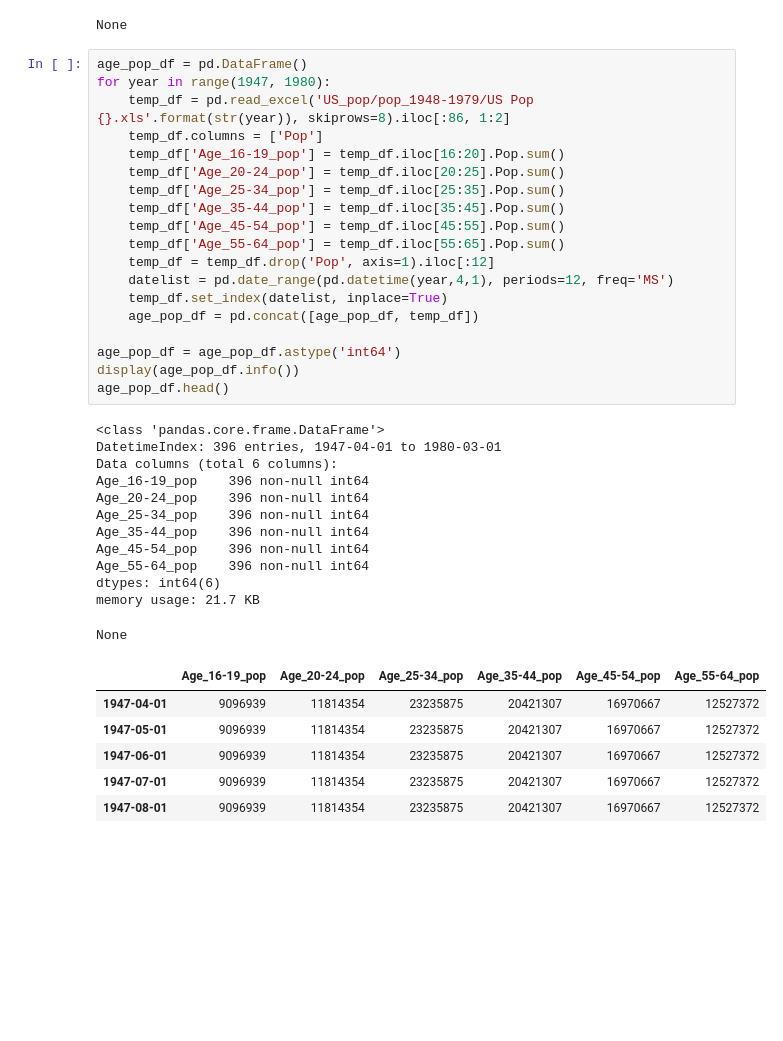
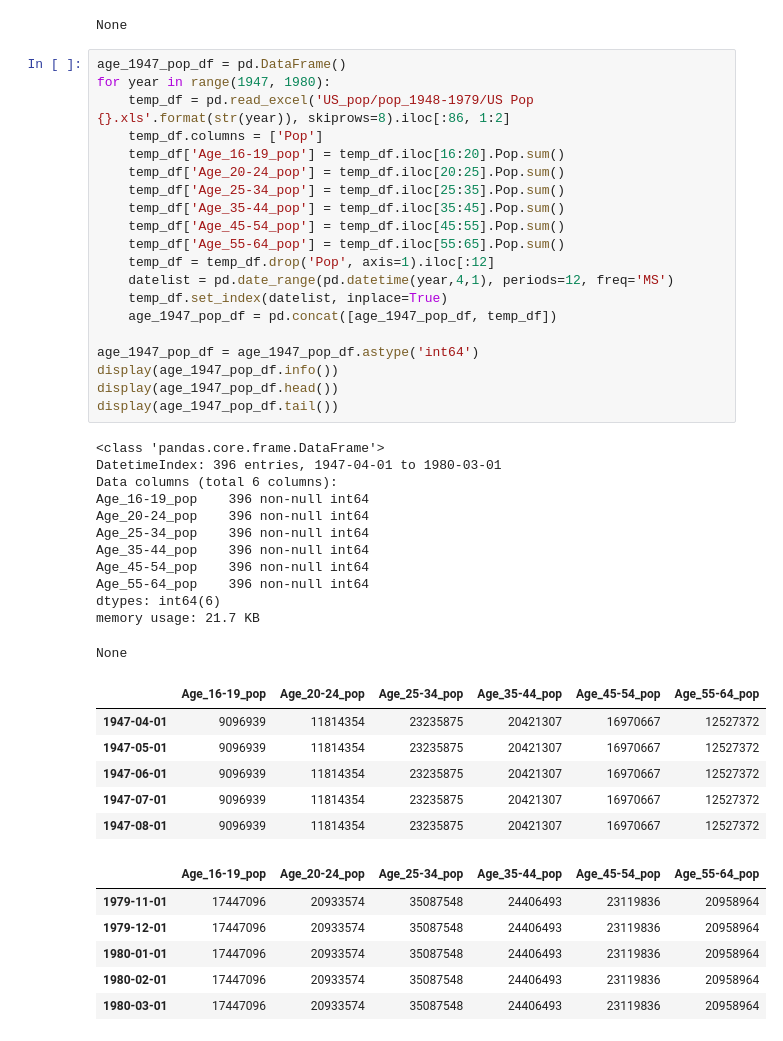
Before and after one commit to zapatos24/Employment_Prediction_LSTM_NN, a Jupyter notebook: mod_7_project.ipynb, the cells around one changed output. Drawn from its saved outputs; the diff is of its cells as text; blank space fills up the shorter version.

```diff
--- a/mod_7_project.ipynb
+++ b/mod_7_project.ipynb
@@ -116,40 +118,47 @@ dtypes: int64(5)
 memory usage: 40.3 KB
 None
 # %%
-age_pop_df = pd.DataFrame()
+age_1947_pop_df = pd.DataFrame()
 for year in range(1947, 1980):
     temp_df = pd.read_excel('US_pop/pop_1948-1979/US Pop {}.xls'.format(str(year)), skiprows=8).iloc[:86, 1:2]
     temp_df.columns = ['Pop']
     temp_df['Age_16-19_pop'] = temp_df.iloc[16:20].Pop.sum()
     temp_df['Age_20-24_pop'] = temp_df.iloc[20:25].Pop.sum()
     temp_df['Age_25-34_pop'] = temp_df.iloc[25:35].Pop.sum()
     temp_df['Age_35-44_pop'] = temp_df.iloc[35:45].Pop.sum()
     temp_df['Age_45-54_pop'] = temp_df.iloc[45:55].Pop.sum()
     temp_df['Age_55-64_pop'] = temp_df.iloc[55:65].Pop.sum()
     temp_df = temp_df.drop('Pop', axis=1).iloc[:12]
     datelist = pd.date_range(pd.datetime(year,4,1), periods=12, freq='MS')
     temp_df.set_index(datelist, inplace=True)
-    age_pop_df = pd.concat([age_pop_df, temp_df])
+    age_1947_pop_df = pd.concat([age_1947_pop_df, temp_df])
 
-age_pop_df = age_pop_df.astype('int64')
-display(age_pop_df.info())
-age_pop_df.head()
+age_1947_pop_df = age_1947_pop_df.astype('int64')
+display(age_1947_pop_df.info())
+display(age_1947_pop_df.head())
+display(age_1947_pop_df.tail())
 # %% [output]
 <class 'pandas.core.frame.DataFrame'>
 DatetimeIndex: 396 entries, 1947-04-01 to 1980-03-01
 Data columns (total 6 columns):
 Age_16-19_pop    396 non-null int64
 Age_20-24_pop    396 non-null int64
 Age_25-34_pop    396 non-null int64
 Age_35-44_pop    396 non-null int64
 Age_45-54_pop    396 non-null int64
 Age_55-64_pop    396 non-null int64
 dtypes: int64(6)
 memory usage: 21.7 KB
 None
 |  | Age_16-19_pop | Age_20-24_pop | Age_25-34_pop | Age_35-44_pop | Age_45-54_pop | Age_55-64_pop |
 | 1947-04-01 | 9096939 | 11814354 | 23235875 | 20421307 | 16970667 | 12527372 |
 | 1947-05-01 | 9096939 | 11814354 | 23235875 | 20421307 | 16970667 | 12527372 |
 | 1947-06-01 | 9096939 | 11814354 | 23235875 | 20421307 | 16970667 | 12527372 |
 | 1947-07-01 | 9096939 | 11814354 | 23235875 | 20421307 | 16970667 | 12527372 |
 | 1947-08-01 | 9096939 | 11814354 | 23235875 | 20421307 | 16970667 | 12527372 |
+|  | Age_16-19_pop | Age_20-24_pop | Age_25-34_pop | Age_35-44_pop | Age_45-54_pop | Age_55-64_pop |
+| 1979-11-01 | 17447096 | 20933574 | 35087548 | 24406493 | 23119836 | 20958964 |
+| 1979-12-01 | 17447096 | 20933574 | 35087548 | 24406493 | 23119836 | 20958964 |
+| 1980-01-01 | 17447096 | 20933574 | 35087548 | 24406493 | 23119836 | 20958964 |
+| 1980-02-01 | 17447096 | 20933574 | 35087548 | 24406493 | 23119836 | 20958964 |
+| 1980-03-01 | 17447096 | 20933574 | 35087548 | 24406493 | 23119836 | 20958964 |
```
Also changed, not shown: parts of 3 cells of this notebook, 2 other files.
